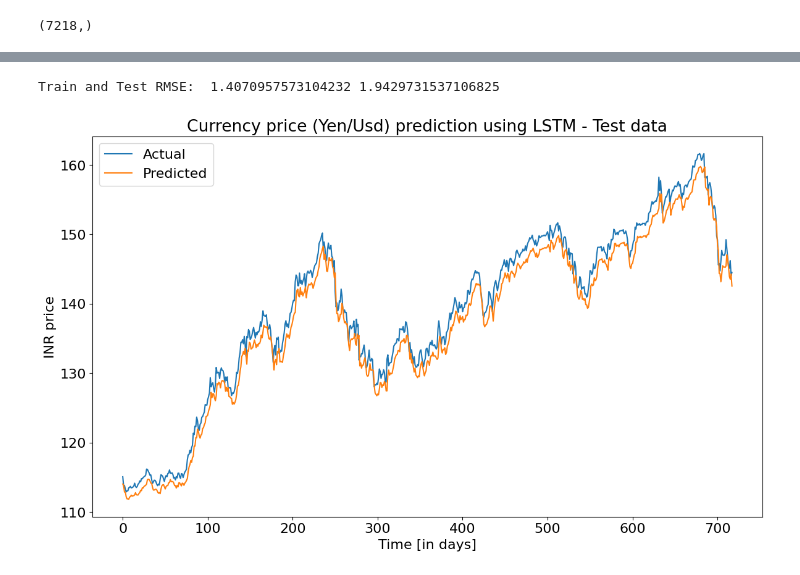
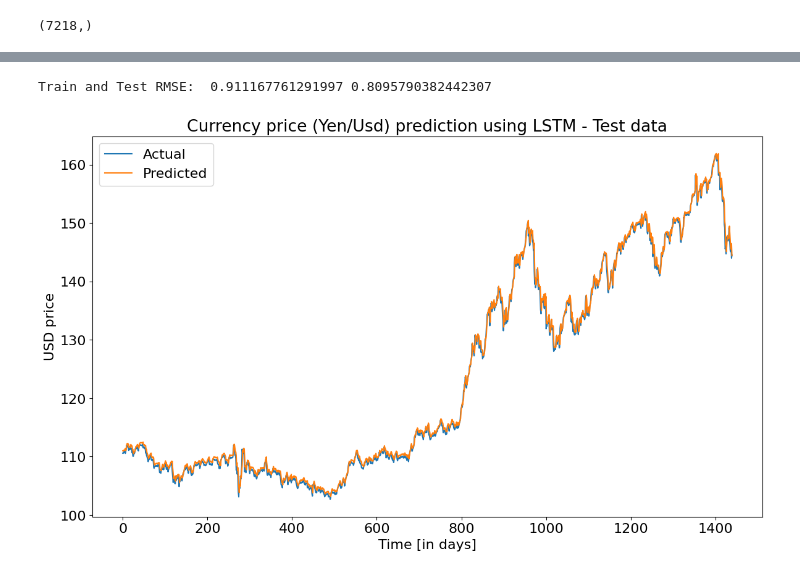
Before and after one commit to iliyaskurmangali/USD-Yen-Prediction, a Jupyter notebook: work.ipynb, the cells around one changed output, grey strips where cells are left out. Saved outputs shown, nothing was run; the diff lists cells and outputs as text; code cells hidden in the pictures.

```diff
--- a/work.ipynb
+++ b/work.ipynb
@@ -172,7 +172,7 @@ data.shape
 (7218,)
 # %%
 # Separate train and test data
-train_length = int(len(data) * 0.9)
+train_length = int(len(data) * 0.8)
 print('Train length: ', train_length)
 
 train_data, test_data = data[:train_length], data[train_length:]
@@ -257,0 +257,15 @@ _________________________________________________________________
+# %%
+from keras.models import Sequential
+from keras.layers import *
+from keras.callbacks import ModelCheckpoint
+from keras.losses import MeanSquaredError
+from keras.metrics import RootMeanSquaredError
+from keras.optimizers import Adam
+
+model = Sequential()
+model.add(InputLayer((3, 1)))
+model.add(LSTM(64, activation='relu'))
+model.add(Dense(8, 'relu'))
+model.add(Dense(1, 'linear'))
+model.compile(optimizer='adam', loss='mse')
+model.summary()
@@ -309,16 +339,16 @@ test_score = measure_rmse(test_y, test_predict)
 
 print('Train and Test RMSE: ', train_score, test_score)
 # %% [output]
-Train and Test RMSE:  1.4070957573104232 1.9429731537106825
+Train and Test RMSE:  0.911167761291997 0.8095790382442307
 # %%
 plt.rc("figure", figsize=(14,8))
 plt.rcParams.update({'font.size': 16})
 plt.plot(test_y, label = 'Actual')
 plt.plot(test_predict, label = 'Predicted')
 plt.xlabel('Time [in days]')
-plt.ylabel('INR price')
+plt.ylabel('USD price')
 plt.title('Currency price (Yen/Usd) prediction using LSTM - Test data')
 plt.legend()
 plt.show()
 # %% [output]
-[figure, old version]
+[figure, new version]
```
Also changed, not shown: parts of 13 cells of this notebook.
